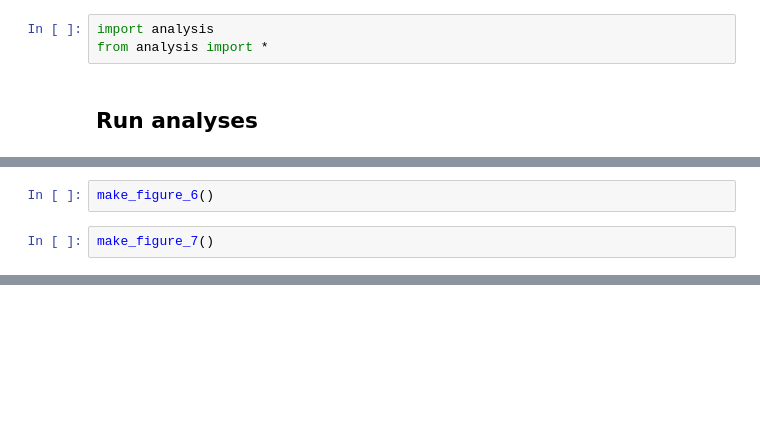
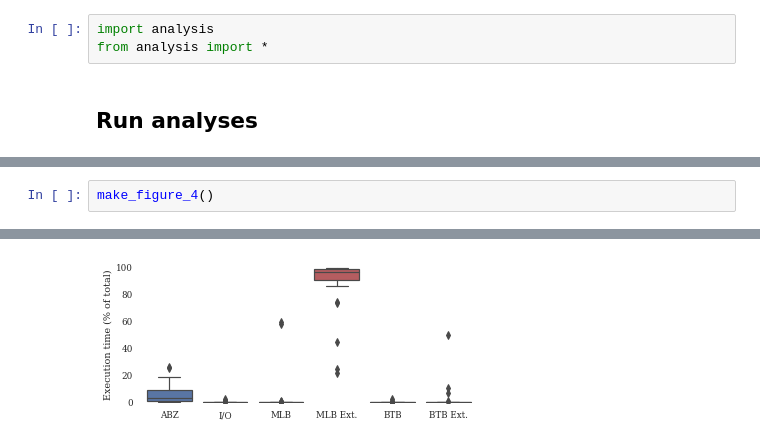
Before and after one commit to micahjsmith/ml-bazaar-analysis, a Jupyter notebook: notebooks/Analysis.ipynb, the cells around one changed output, grey strips where cells are left out. Saved outputs shown, nothing was run; the diff lists cells and outputs as text; blank space fills up the shorter version.

```diff
--- a/notebooks/Analysis.ipynb
+++ b/notebooks/Analysis.ipynb
@@ -34,4 +30,3 @@ make_figure_4()
-# %%
-make_figure_6()
-# %%
-make_figure_7()
+# %%
+make_figure_4()
+# %% [output]
@@ -37,0 +42 @@ make_figure_7()
+[figure, added]
```
Also changed, not shown: parts of 23 cells of this notebook, 1 other file.
